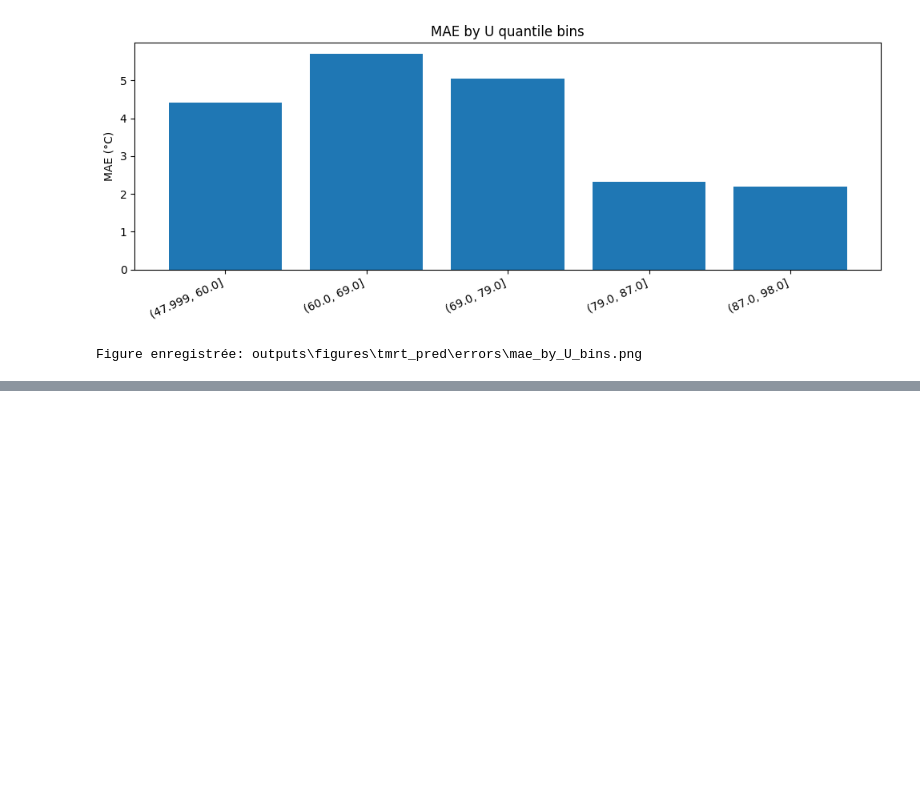
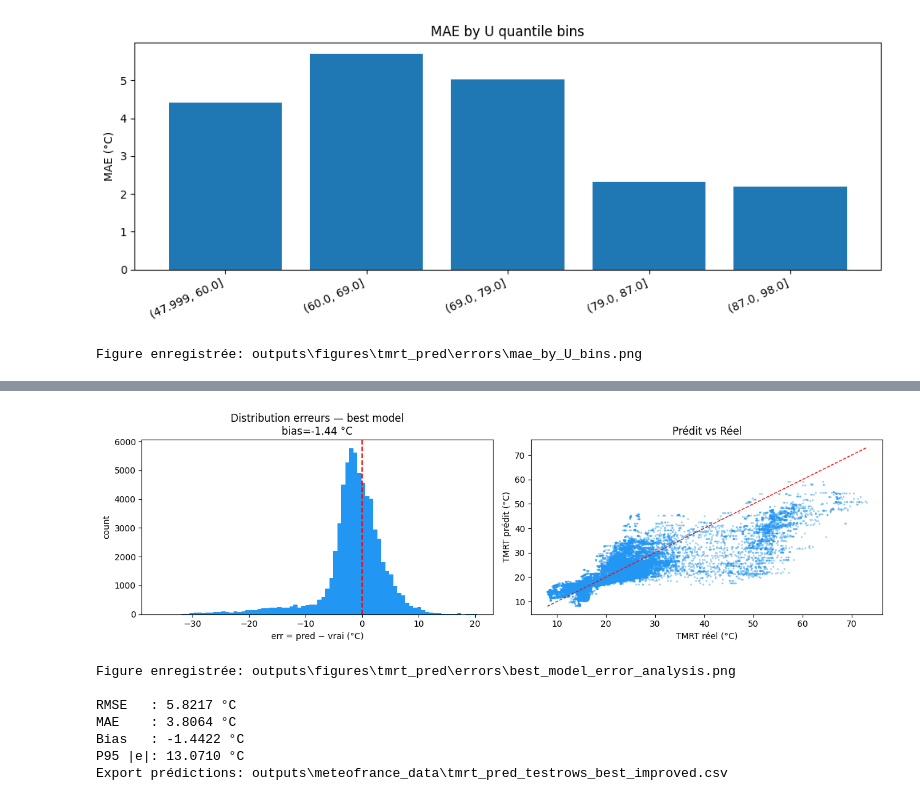
Before and after one commit to bouyaka34/TER-Picopatt, a Jupyter notebook: Prediction.ipynb, the cells around one changed output, grey strips where cells are left out. Cells and saved outputs as stored; diff of their text form; code cells hidden in the pictures; blank space fills up the shorter version.

Commit message:
Mise à jour de Prediction.ipynb

```diff
--- a/Prediction.ipynb
+++ b/Prediction.ipynb
@@ -644,0 +852,63 @@ Figure enregistrée: outputs\figures\tmrt_pred\errors\mae_by_U_bins.png
+# %%
+# ── Analyse d'erreur sur le meilleur modèle ────────────────────────────────────
+X_best = train[feat_cols_improved]
+y_best = train[TARGET].astype(float)
+tr_best, te_best = make_split(X_best, y_best)
+
+best_model_pipeline = Pipeline(steps=[
+    ("imputer", SimpleImputer(strategy="median")),
+    ("reg", HistGradientBoostingRegressor(random_state=42, **hgbr_tuned))
+])
+best_model_pipeline.fit(X_best.iloc[tr_best], y_best.iloc[tr_best])
+pred_best = best_model_pipeline.predict(X_best.iloc[te_best])
+
+test_best = train.iloc[te_best].copy()
+test_best["tmrt_pred"] = pred_best
+test_best["err"] = pred_best - test_best[TARGET].values
+
+# Distribution des erreurs
+fig, axes = plt.subplots(1, 2, figsize=(13, 4))
+
+axes[0].hist(test_best["err"].dropna(), bins=80, color="#2196F3", edgecolor="none")
+axes[0].axvline(0, color="red", linestyle="--")
+axes[0].set_xlabel("err = pred − vrai (°C)")
+axes[0].set_ylabel("count")
+axes[0].set_title(f"Distribution erreurs — best model\nbias={test_best['err'].mean():.2f} °C")
+
+sample = test_best.sample(n=min(30000, len(test_best)), random_state=42)
+axes[1].scatter(sample[TARGET], sample["tmrt_pred"], s=2, alpha=0.3, color="#2196F3")
+lim = [sample[TARGET].min(), sample[TARGET].max()]
+axes[1].plot(lim, lim, "r--", linewidth=1)
+axes[1].set_xlabel("TMRT réel (°C)")
+axes[1].set_ylabel("TMRT prédit (°C)")
+axes[1].set_title("Prédit vs Réel")
+
+plt.tight_layout()
+out_fig = FIG_ERRORS / "best_model_error_analysis.png"
+plt.savefig(out_fig, dpi=150)
+plt.show()
+print("Figure enregistrée:", out_fig)
+
+# Résumé chiffré
+err = test_best["err"].dropna().to_numpy()
+print(f"\nRMSE   : {np.sqrt(np.mean(err**2)):.4f} °C")
+print(f"MAE    : {np.mean(np.abs(err)):.4f} °C")
+print(f"Bias   : {np.mean(err):.4f} °C")
+print(f"P95 |e|: {np.percentile(np.abs(err), 95):.4f} °C")
+
+# Export prédictions
+pred_out = MFDATA / "tmrt_pred_testrows_best_improved.csv"
+cols_export = ["uid","timestamp","timestamp_utc","tmrt","tmrt_pred","err",
+               "lon_ontrack","lat_ontrack","track_id","M_slot","section_id"]
+cols_export = [c for c in cols_export if c in test_best.columns]
+test_best[cols_export].to_csv(pred_out, index=False)
+print("Export prédictions:", pred_out)
+# %% [output]
+[figure, added]
+Figure enregistrée: outputs\figures\tmrt_pred\errors\best_model_error_analysis.png
+
+RMSE   : 5.8217 °C
+MAE    : 3.8064 °C
+Bias   : -1.4422 °C
+P95 |e|: 13.0710 °C
+Export prédictions: outputs\meteofrance_data\tmrt_pred_testrows_best_improved.csv
```
Also changed, not shown: parts of 32 cells of this notebook.
